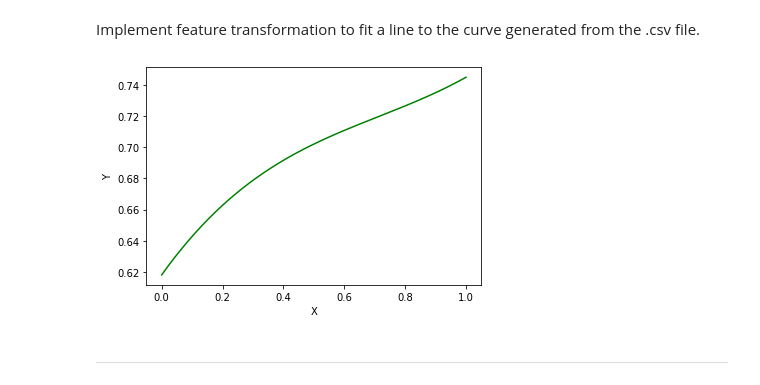
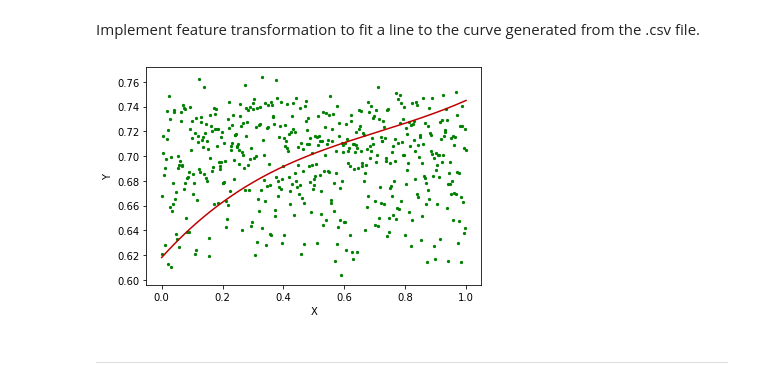
Before and after one commit to AdamTheDriver/Homework-1-Adam, a Jupyter notebook: Homework-1.ipynb, the cells around one changed output. Cells and saved outputs as stored; diff of their text form; code cells hidden in the pictures.

```diff
--- a/Homework-1.ipynb
+++ b/Homework-1.ipynb
@@ -392,36 +392,37 @@ import matplotlib.pyplot as plt
 
 def phi(x, degree):
     columns = []
     n = len(x)
     for i in range(degree + 1):
         if (i == 0):
             columns.append(np.ones(n))
         else:
             columns.append(x**i)
     X = np.matrix(columns).T
     return X
 
 X_new = phi(X[:,0], 3)
 theta = OLS(X_new, y)
 coef = np.array(theta).ravel()
 phi_plot = np.linspace(0, 1, 500)
 
 def poly_coefficients(x, coefs):
     k = len(coefs)
     y = 0
     for i in range(k):
         y += coefs[i] * (x**i)
     return y
 
-y = poly_coefficients(phi_plot, coef)
+y_new = poly_coefficients(phi_plot, coef)
 
-plt.plot(phi_plot,y,color=(0.0,0.5,0.0))
+plt.scatter(phi_plot,y,s=5, color=(0.0,0.5,0.0))
+plt.plot(phi_plot,y_new,color=(0.75,0.0,0.0))
 
 plt.xlabel('X')
 plt.ylabel('Y')
 plt.show()
 # %% [output]
-[figure, old version]
+[figure, new version]
 # %% [markdown]
 <hr class='light-separate' />
 # %% [markdown]
```
